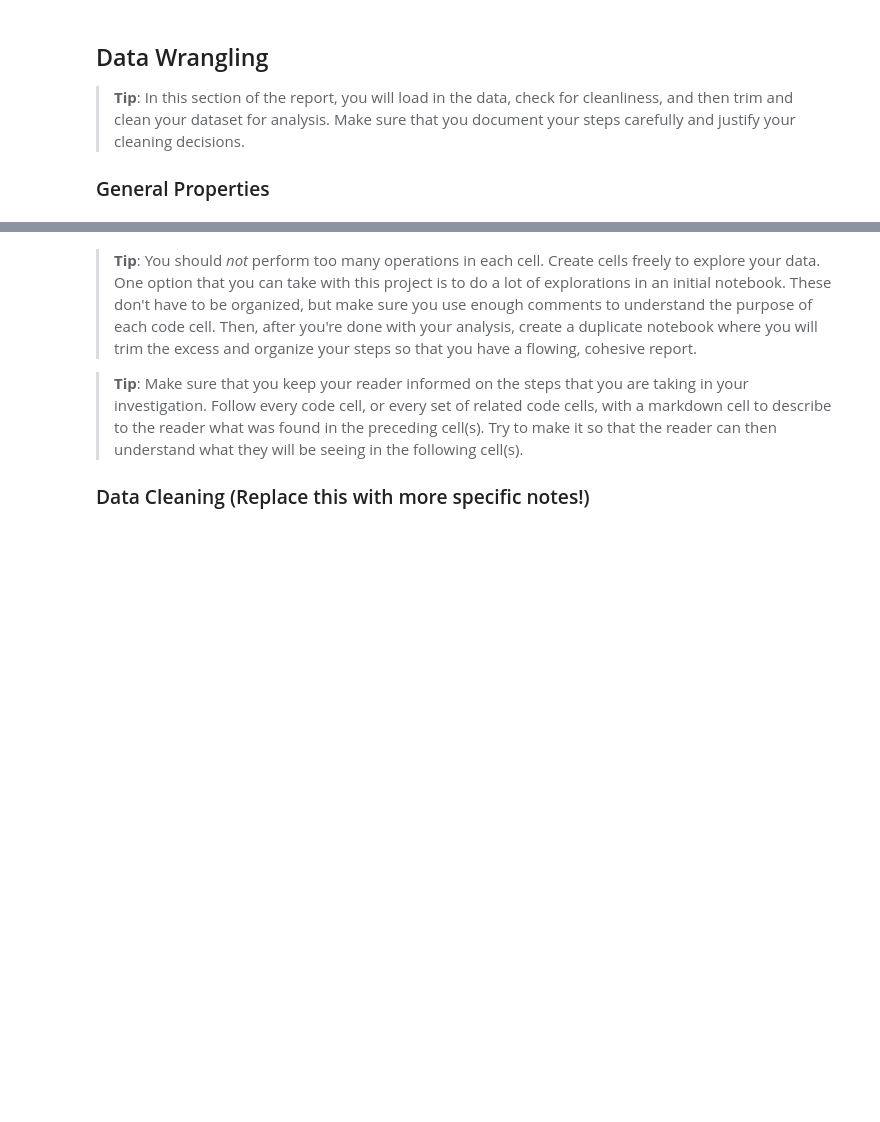
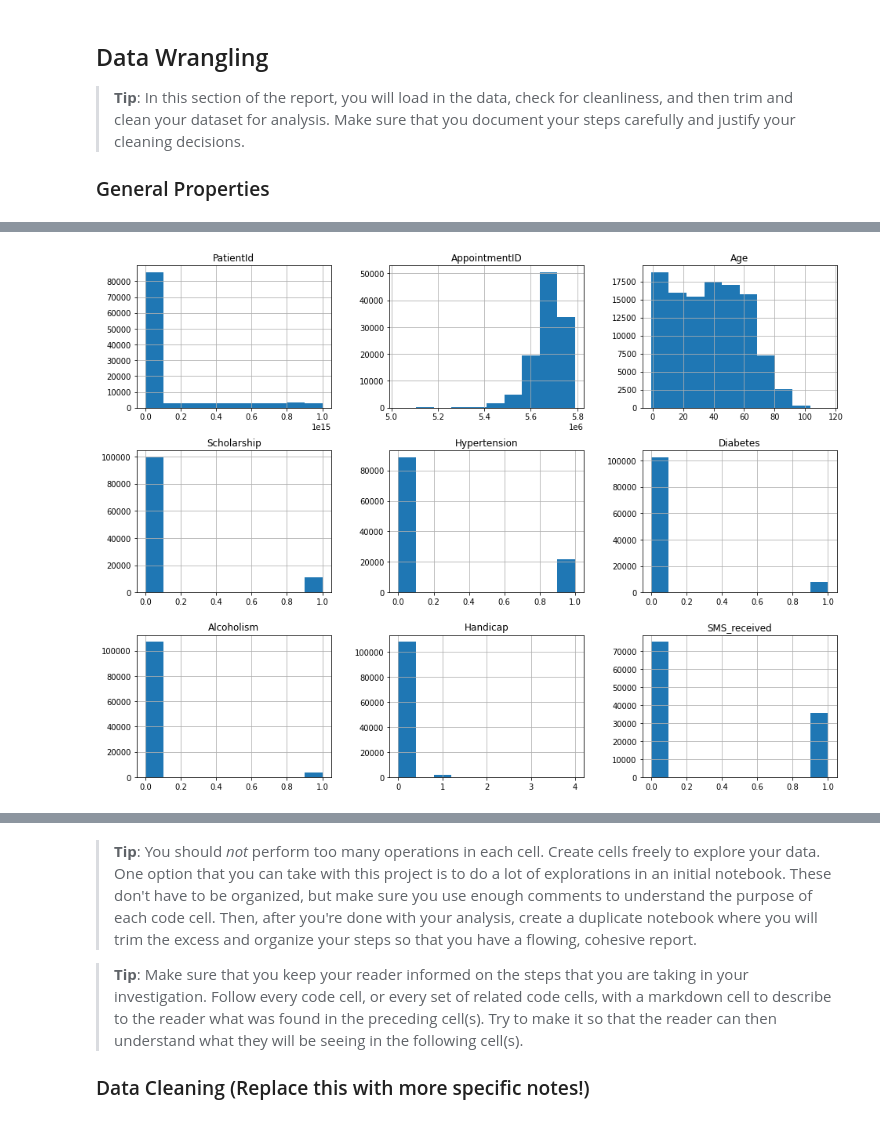
Before and after one commit to 3liud/Investigating_appointment_no_show_dataset, a Jupyter notebook: investigating_appointment_no_show_dataset.ipynb, the cells around one changed output, grey strips where cells are left out. Drawn from its saved outputs; the diff is of its cells as text; code cells hidden in the pictures; blank space fills up the shorter version.

```diff
--- a/investigating_appointment_no_show_dataset.ipynb
+++ b/investigating_appointment_no_show_dataset.ipynb
@@ -49,0 +98,9 @@ df_appoint = pd.read_csv('noshowappointments-kagglev2-may-2016.csv')
+# %%
+# filtering dataset to only include viable values in age
+
+df_appoint = df_appoint[df_appoint['Age'] != -1]
+# %%
+# Renaming the mispelled columns
+cols = {"No-show": "No_Show", "Hipertension": "Hypertension", "Handcap": "Handicap"}
+df_appoint.rename(columns = cols,
+                  inplace=True)
@@ -49,0 +145,5 @@ df_appoint = pd.read_csv('noshowappointments-kagglev2-may-2016.csv')
+# %%
+# histogram of the whole dataset
+df_appoint.hist(figsize=(16, 12));
+# %% [output]
+[figure, added]
```
Also changed, not shown: parts of 18 cells of this notebook.
